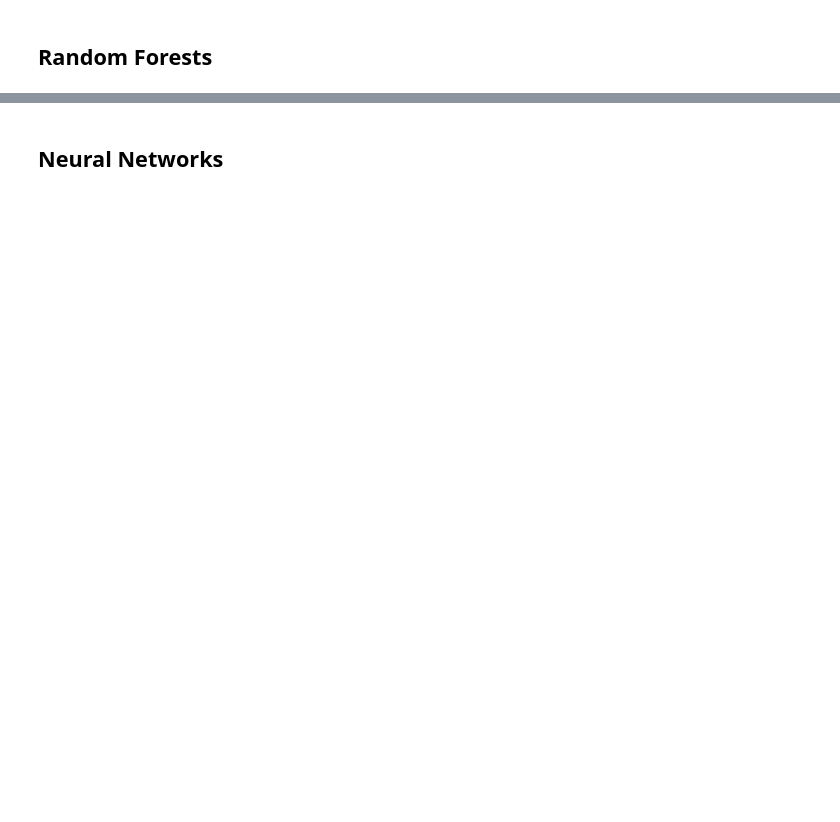
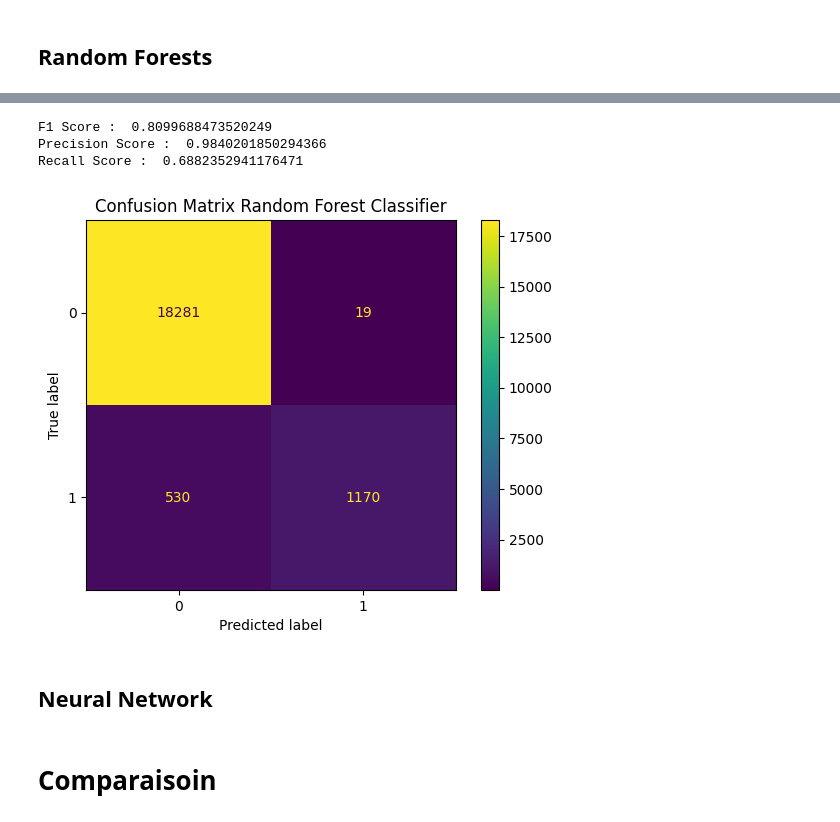
Before and after one commit to Antonin-MORENO/Diabetes-Prediction, a Jupyter notebook: report.ipynb, the cells around one changed output, grey strips where cells are left out. Cells and saved outputs as stored; diff of their text form; code cells hidden in the pictures; blank space fills up the shorter version.

```diff
--- a/report.ipynb
+++ b/report.ipynb
@@ -156,2 +265,33 @@ To predict the presence of diabete we are going to train
+# %%
+rf_best_param = HistGradientBoostingClassifier(max_iter = 2000, max_depth = 5)
+rf_best_param.fit(X_train_scaled, y_train)
+
+prediction_rf_test = rf_best_param.predict(X_test_scaled)
+# %%
+f1_score_rf = f1_score(y_test, prediction_rf_test)
+precision_score_rf = precision_score(y_test, prediction_rf_test)
+recall_score_rf = recall_score(y_test, prediction_rf_test)
+
+print("F1 Score : ", f1_score_rf)
+print("Precision Score : ", precision_score_rf)
+print("Recall Score : ", recall_score_rf)
+
+cm_rf = confusion_matrix(y_test, prediction_rf_test, labels = rf_best_param.classes_)
+disp_conf_rf = ConfusionMatrixDisplay(confusion_matrix = cm_rf, display_labels = rf_best_param.classes_)
+
+#disp_prerec_lr = PrecisionRecallDisplay(precision = precision_score_lr, recall= recall_score_lr)
+#disp_prerec_lr.plot()
+#plt.title("Precision Recall Logistic Regression")
+#plt.show()
+disp_conf_rf.plot()
+plt.title("Confusion Matrix Random Forest Classifier")
+plt.show()
+# %% [output]
+F1 Score :  0.8099688473520249
+Precision Score :  0.9840201850294366
+Recall Score :  0.6882352941176471
+[figure, added]
 # %% [markdown]
-## Neural Networks
+## Neural Network
+# %% [markdown]
+# Comparaisoin
```
Also changed, not shown: parts of 11 cells of this notebook, 1 other file.
